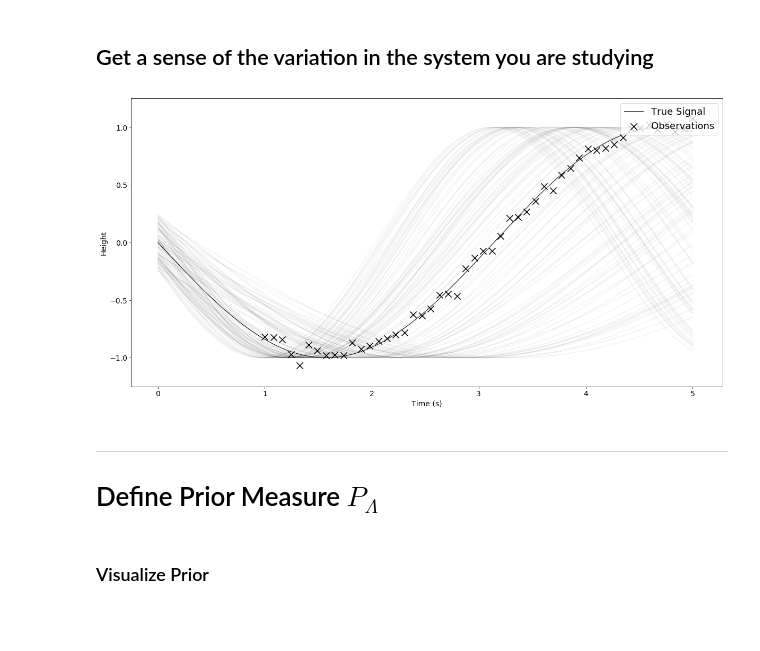
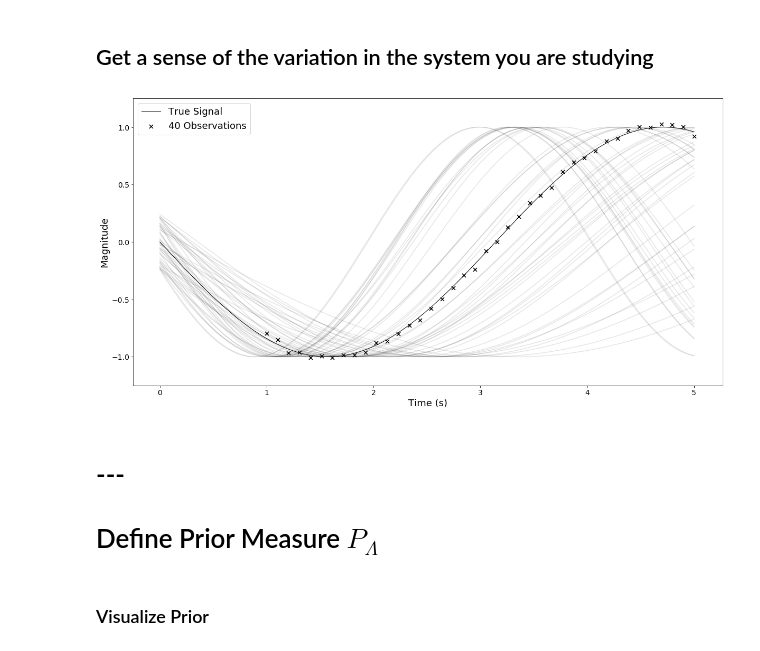
Before and after one commit to mpilosov/ConsistentBayes, a Jupyter notebook: examples/CBPaper_Examples_HO.ipynb, the cells around one changed output. Drawn from its saved outputs; the diff is of its cells as text; code cells hidden in the pictures; blank space fills up the shorter version.

```diff
--- a/examples/CBPaper_Examples_HO.ipynb
+++ b/examples/CBPaper_Examples_HO.ipynb
@@ -84,3 +74,13 @@ u = model()
+# %%
+##### FIXED PARAMETERS #####
+num_observations = 40 # how many observations are you able to make?
+start_time = 1
+end_time = 5
+####
+
+t = np.linspace(start_time, end_time, num_observations)
+model = makemodel(t)
+u = model()
 # %%
 # # Plot the data
 # fig = plt.figure(facecolor='w')
@@ -103,40 +103,43 @@ u = model()
 # %% [markdown]
 ## Get a sense of the variation in the system you are studying
 # %%
-n = 100
+n = 50
 lam = np.random.random(size=(n,2))
 lam[:,0] = 0.5*lam[:,0] - 0.25
 lam[:,1] = lam[:,1] + 0.5
 
-sd_test_n = 0.05
+sd_test_n = 0.025
 # sd_test_u = 0.1
 # sd_test_c = 0.1
-tt = np.linspace(0, 5, 1000)
+mintime = 0
+maxtime = 5
+tt = np.linspace(mintime, maxtime, 1000)
 m = makemodel(tt)
 ui = m(lam)
 
 um = m()
 plt.cla()
 # Plotting the default IR results from the epidemic_IR function.
 for i in range(n):
     d = ui[i,:]
     plt.plot(tt, d, c='k', alpha=5/n) # I
 # plt.scatter(t, u + np.random.randn(num_observations)*sd_test_n, s=50, c='k', label='Normal', alpha=0.5)
 # plt.scatter(t, u + (np.random.rand(num_observations)-0.5)*sd_test_u,c='b', s=5, label='Uniform')
 # plt.scatter(t, u + (np.random.standard_cauchy(num_observations))*sd_test_c,c='g', s=50, marker='x',label='Cauchy')
 plt.plot(tt, um, c='k', lw=1, ls='-', label='True Signal')
-plt.scatter(t, u + np.random.randn(num_observations)*sd_test_n, marker='x', s=150, c='k', label='Observations', alpha=1)
+plt.scatter(t, u + np.random.randn(num_observations)*sd_test_n, marker='x', s=50, c='k', label='{} Observations'.format(num_observations), alpha=1)
 
-plt.legend(fontsize=18,loc='upper right')
-plt.ylabel('Height')
-plt.xlabel('Time (s)')
+plt.legend(fontsize=18,loc='upper left')
+plt.ylabel('Magnitude', fontsize=18)
+plt.xlabel('Time (s)', fontsize=18)
 plt.ylim([-1.25,1.25])
 # plt.xlim([0,5])
+plt.savefig("%d_r-%d_obs-%de-3_sd-t_%d_%d_st%d_%d.eps"%(n, num_observations, 1000*sd_test_n, mintime, maxtime, start_time, end_time))
 plt.show()
 # %% [output]
-[figure, old version]
+[figure, new version]
 # %% [markdown]
----
+# ---
 
 # Define Prior Measure $P_\Lambda$
 # %%
```
Also changed, not shown: parts of 13 cells of this notebook, 1 other file.
